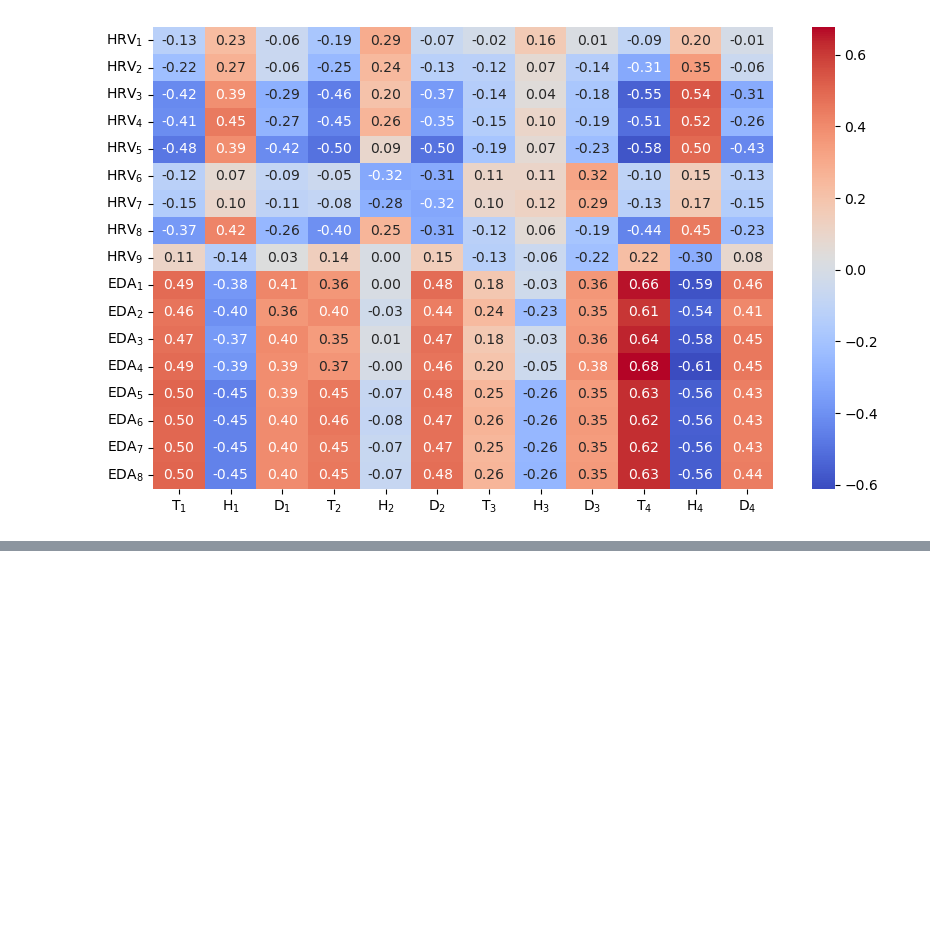
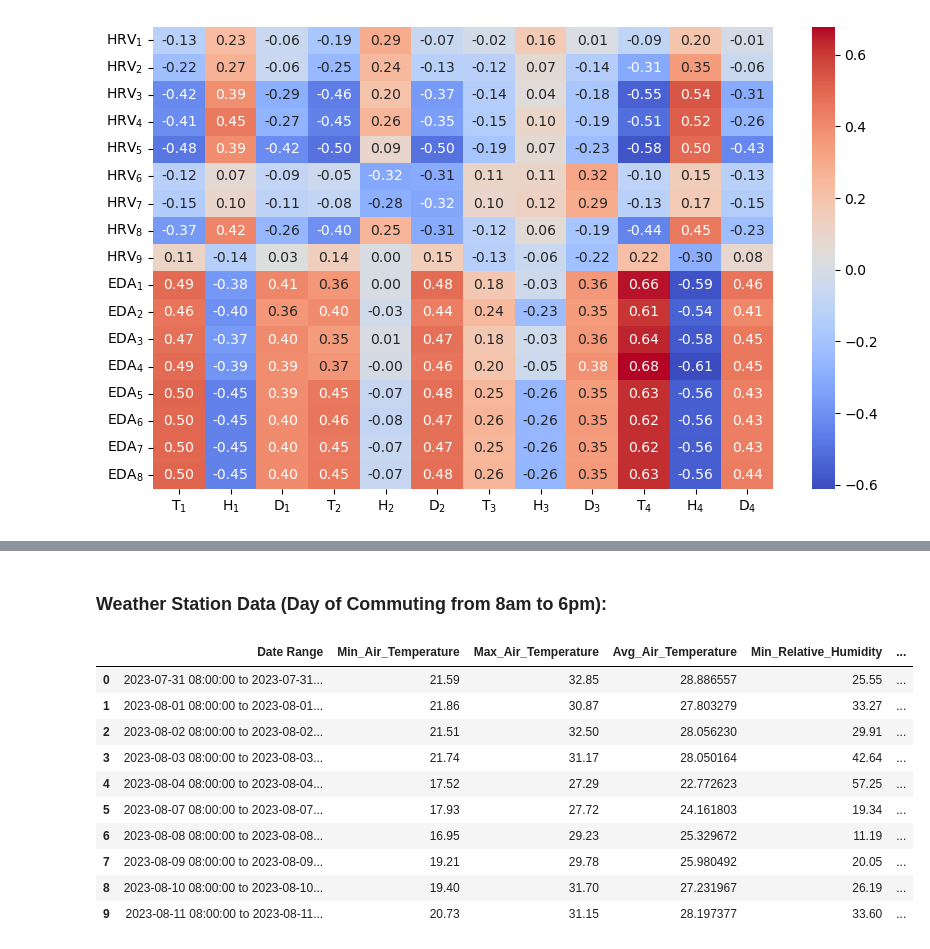
Before and after one commit to tomarp/COC-D, a Jupyter notebook: code/notebook_S02.ipynb, the cells around one changed output, grey strips where cells are left out. Drawn from its saved outputs; the diff is of its cells as text; code cells hidden in the pictures; blank space fills up the shorter version.

```diff
--- a/code/notebook_S02.ipynb
+++ b/code/notebook_S02.ipynb
@@ -325,0 +556,61 @@ Index(['ID_instance', 'hrv_vlf', 'hrv_lf', 'hrv_hf', 'hrv_sdnn', 'hrv_rmssd',
+# %% [markdown]
+### Weather Station Data (Day of Commuting from 8am to 6pm):
+# %%
+import pandas as pd
+
+# Load the data from the provided Excel file
+file_path = 'C:/Users/Tomar/dev/datasets/weather_summer2023.xlsx'
+data = pd.read_excel(file_path)
+
+# Convert the 'Data' column to datetime format
+data['Data'] = pd.to_datetime(data['Data'])
+
+# Define the date ranges as given in the task
+date_ranges = [
+    ("2023-07-31 08:00:00", "2023-07-31 18:00:00"),
+    ("2023-08-01 08:00:00", "2023-08-01 18:00:00"),
+    ("2023-08-02 08:00:00", "2023-08-02 18:00:00"),
+    ("2023-08-03 08:00:00", "2023-08-03 18:00:00"),
+    ("2023-08-04 08:00:00", "2023-08-04 18:00:00"),
+    ("2023-08-07 08:00:00", "2023-08-07 18:00:00"),
+    ("2023-08-08 08:00:00", "2023-08-08 18:00:00"),
+    ("2023-08-09 08:00:00", "2023-08-09 18:00:00"),
+    ("2023-08-10 08:00:00", "2023-08-10 18:00:00"),
+    ("2023-08-11 08:00:00", "2023-08-11 18:00:00")
+]
+
+# Initialize a list to store statistics for each day
+daily_statistics = []
+
+# Calculate statistics for each date range
+for start, end in date_ranges:
+    day_data = data[(data['Data'] >= start) & (data['Data'] <= end)]
+
+    stats = {
+        'Date Range': f'{start} to {end}',
+        'Min_Air_Temperature': day_data["Air Temperature Min ('C)"].min(),
+        'Max_Air_Temperature': day_data["Air Temperature Max ('C)"].max(),
+        'Avg_Air_Temperature': day_data["Air Temperature Ave ('C)"].mean(),
+        'Min_Relative_Humidity': day_data['Relative Humidity Min (%)'].min(),
+        'Max_Relative_Humidity': day_data['Relative Humidity Max (%)'].max(),
+        'Avg_Relative_Humidity': day_data['Relative Humidity Ave (%)'].mean(),
+        'Avg_Solar_Radiation': day_data['Solar Radiation Ave (W/m2)'].mean()
+    }
+
+    daily_statistics.append(stats)
+
+# Convert the results to a DataFrame for better readability
+daily_statistics_df = pd.DataFrame(daily_statistics)
+daily_statistics_df
+# %% [output]
+|  | Date Range | Min_Air_Temperature | Max_Air_Temperature | Avg_Air_Temperature | Min_Relative_Humidity | ... |
+| 0 | 2023-07-31 08:00:00 to 2023-07-31... | 21.59 | 32.85 | 28.886557 | 25.55 | ... |
+| 1 | 2023-08-01 08:00:00 to 2023-08-01... | 21.86 | 30.87 | 27.803279 | 33.27 | ... |
+| 2 | 2023-08-02 08:00:00 to 2023-08-02... | 21.51 | 32.50 | 28.056230 | 29.91 | ... |
+| 3 | 2023-08-03 08:00:00 to 2023-08-03... | 21.74 | 31.17 | 28.050164 | 42.64 | ... |
+| 4 | 2023-08-04 08:00:00 to 2023-08-04... | 17.52 | 27.29 | 22.772623 | 57.25 | ... |
+| 5 | 2023-08-07 08:00:00 to 2023-08-07... | 17.93 | 27.72 | 24.161803 | 19.34 | ... |
+| 6 | 2023-08-08 08:00:00 to 2023-08-08... | 16.95 | 29.23 | 25.329672 | 11.19 | ... |
+| 7 | 2023-08-09 08:00:00 to 2023-08-09... | 19.21 | 29.78 | 25.980492 | 20.05 | ... |
+| 8 | 2023-08-10 08:00:00 to 2023-08-10... | 19.40 | 31.70 | 27.231967 | 26.19 | ... |
+| 9 | 2023-08-11 08:00:00 to 2023-08-11... | 20.73 | 31.15 | 28.197377 | 33.60 | ... |
```
Also changed, not shown: parts of 23 cells of this notebook, 2 other files.
